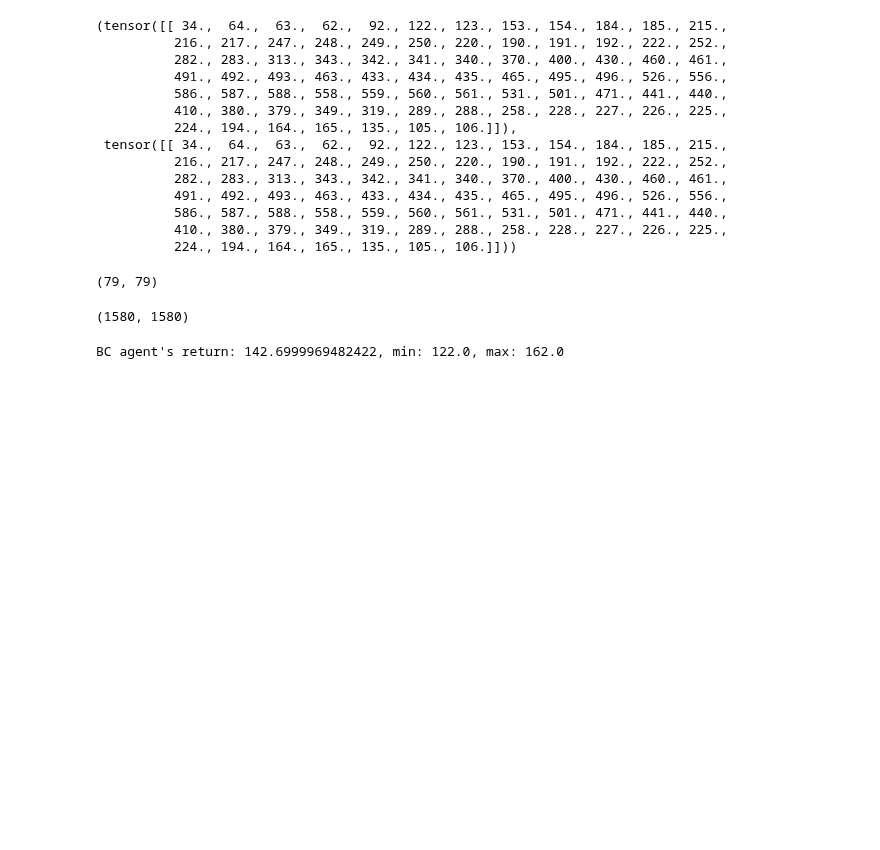
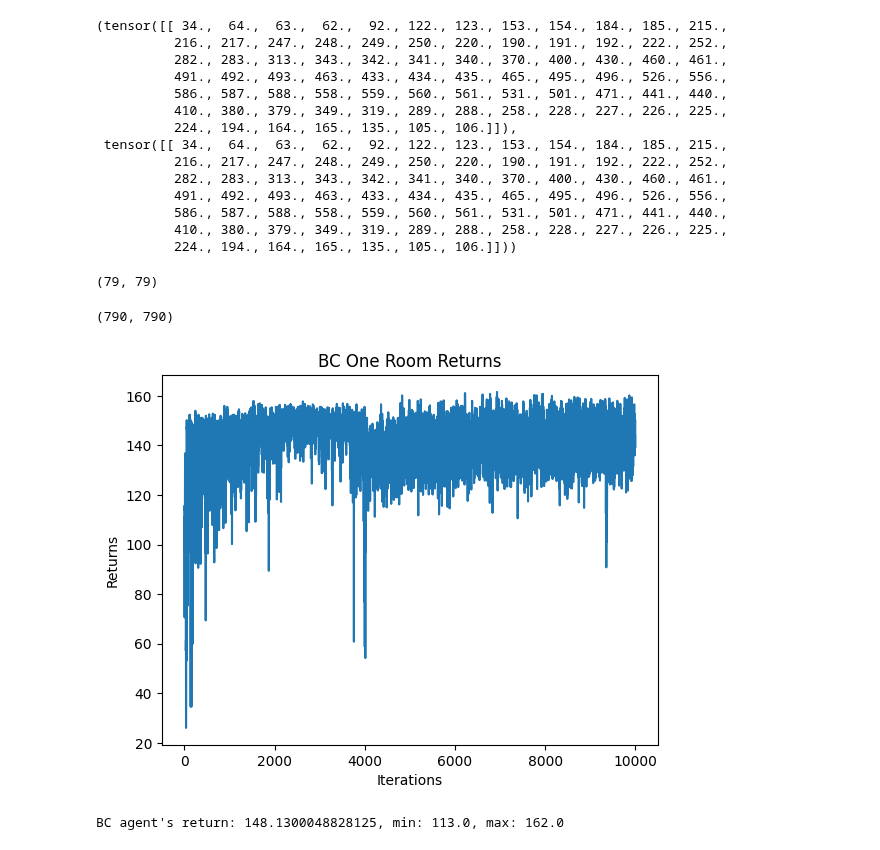
Before and after one commit to zjut-zhy/non-additive-RL, a Jupyter notebook: BC_one_room.ipynb, the cells around one changed output. Saved outputs shown, nothing was run; the diff lists cells and outputs as text; code cells hidden in the pictures; blank space fills up the shorter version.

```diff
--- a/BC_one_room.ipynb
+++ b/BC_one_room.ipynb
@@ -186,7 +186,7 @@ def sample_excellent_trajectories(filepath="one_Room_go_explore_archive_spacetim
 
     return sampled_trajectories
 # %%
-top_20_trajectories = sample_excellent_trajectories(method='top_n', n=20)
+top_20_trajectories = sample_excellent_trajectories(method='top_n', n=10)
 if top_20_trajectories:
     print(f"其中最好的一條獎勵為: {top_20_trajectories[0]['reward']}")
     print(f"最差的一條（在這20條中）獎勵為: {top_20_trajectories[-1]['reward']}\n")
@@ -270,7 +270,7 @@ expert_s = np.array(expert_s)
 expert_a = np.array(expert_a)
 len(expert_s), len(expert_a)
 # %% [output]
-(1580, 1580)
+(790, 790)
 # %%
 class PolicyNet(torch.nn.Module):
     def __init__(self, state_dim, hidden_dim, action_dim):
@@ -355,8 +355,17 @@ with tqdm(total=n_iterations, desc="进度条") as pbar:
         if (i + 1) % 10 == 0:
             pbar.set_postfix({'return': '%.3f' % np.mean(test_returns[-10:])})
         pbar.update(1)
+# %%
+iteration_list = list(range(len(test_returns)))
+plt.plot(iteration_list, test_returns)
+plt.xlabel('Iterations')
+plt.ylabel('Returns')
+plt.title('BC One Room Returns')
+plt.show()
+# %% [output]
+[figure, added]
 # %%
-params["common"]["batch_size"]=10
+params["common"]["batch_size"]=100
 mat_state = []
 mat_return = []
 env.initialize()
@@ -380,7 +389,7 @@ max_return = env.weighted_traj_return(mat_state, type = params["alg"]["type"]).f
 mat_return = env.weighted_traj_return(mat_state, type = params["alg"]["type"]).float().mean()
 print(f"BC agent's return: {mat_return}, min: {min_return}, max: {max_return}")
 # %% [output]
-BC agent's return: 142.6999969482422, min: 122.0, max: 162.0
+BC agent's return: 148.1300048828125, min: 113.0, max: 162.0
 # %%
 def create_path_with_timesteps(states):
     """
```
Also changed, not shown: parts of 3 cells of this notebook, 1 other file.
